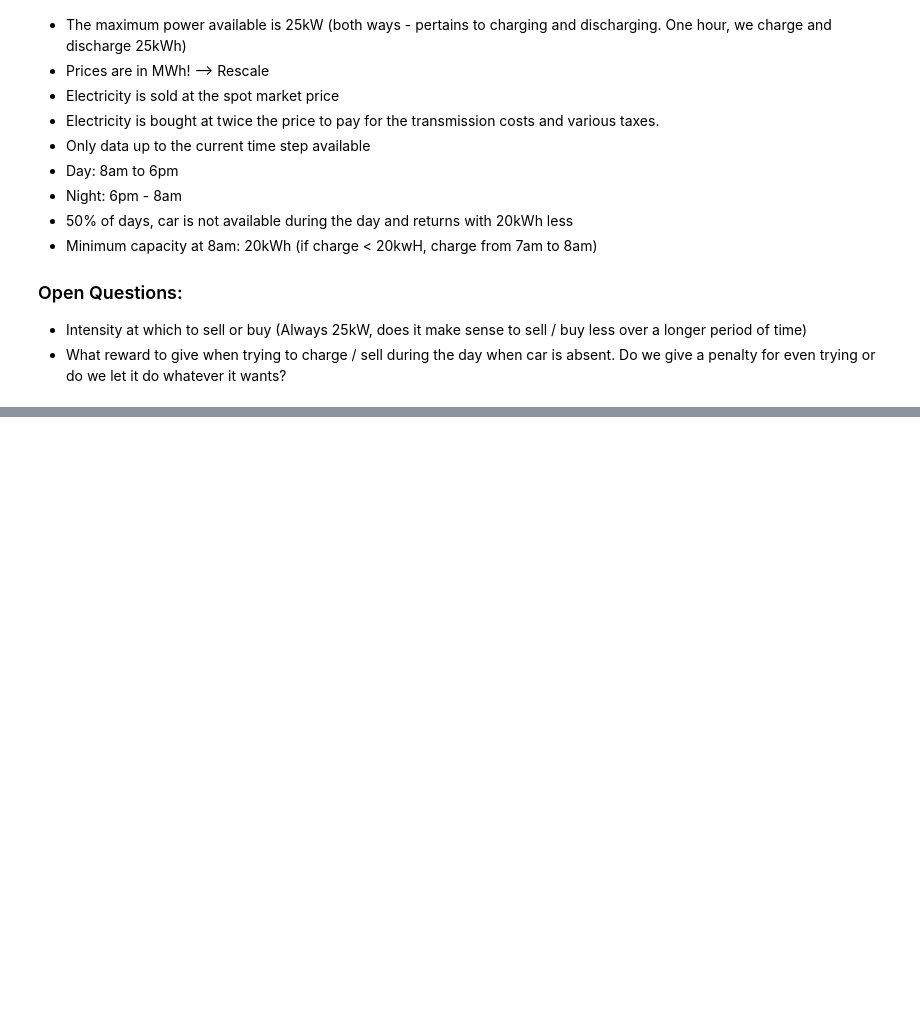
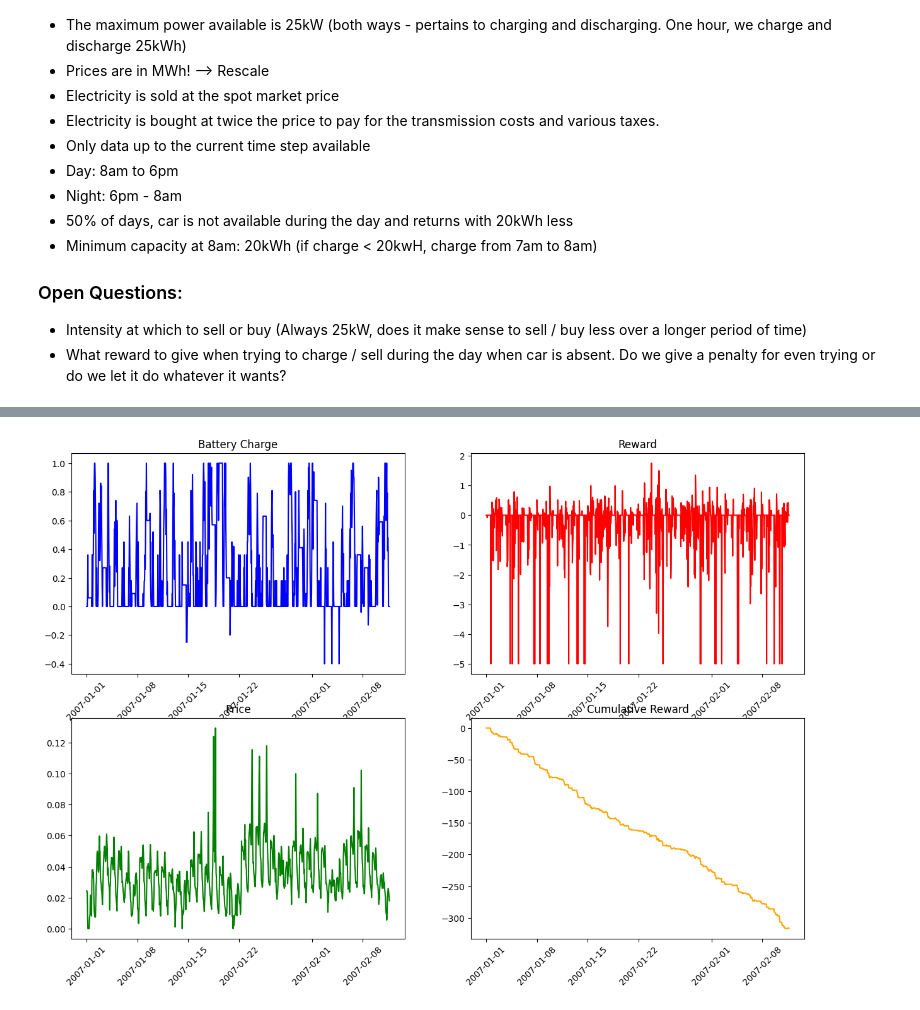
Before and after one commit to MaxFeucht/BatteryGrid, a Jupyter notebook: PRL.ipynb, the cells around one changed output, grey strips where cells are left out. Cells and saved outputs as stored; diff of their text form; code cells hidden in the pictures; blank space fills up the shorter version.

```diff
--- a/PRL.ipynb
+++ b/PRL.ipynb
@@ -152,0 +574,6 @@ iterator.plot(cum = False)
+# %%
+iterator = PriceIteration(train, env)
+iterator.agent_iteration(agent = agent, iterations = 1000)
+iterator.plot_single(normalize=False)
+# %% [output]
+[figure, added]
```
Also changed, not shown: parts of 17 cells of this notebook, 4 other files.
